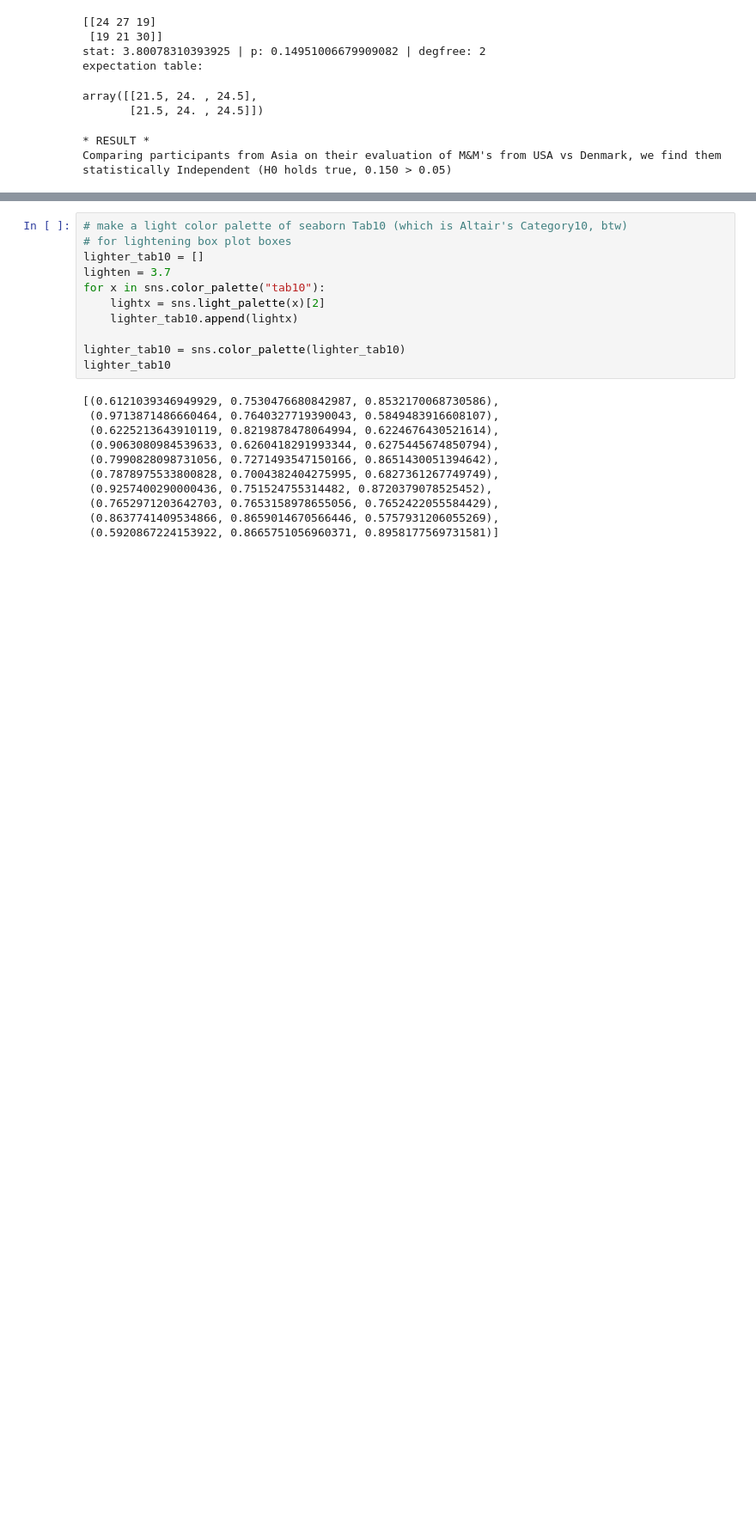
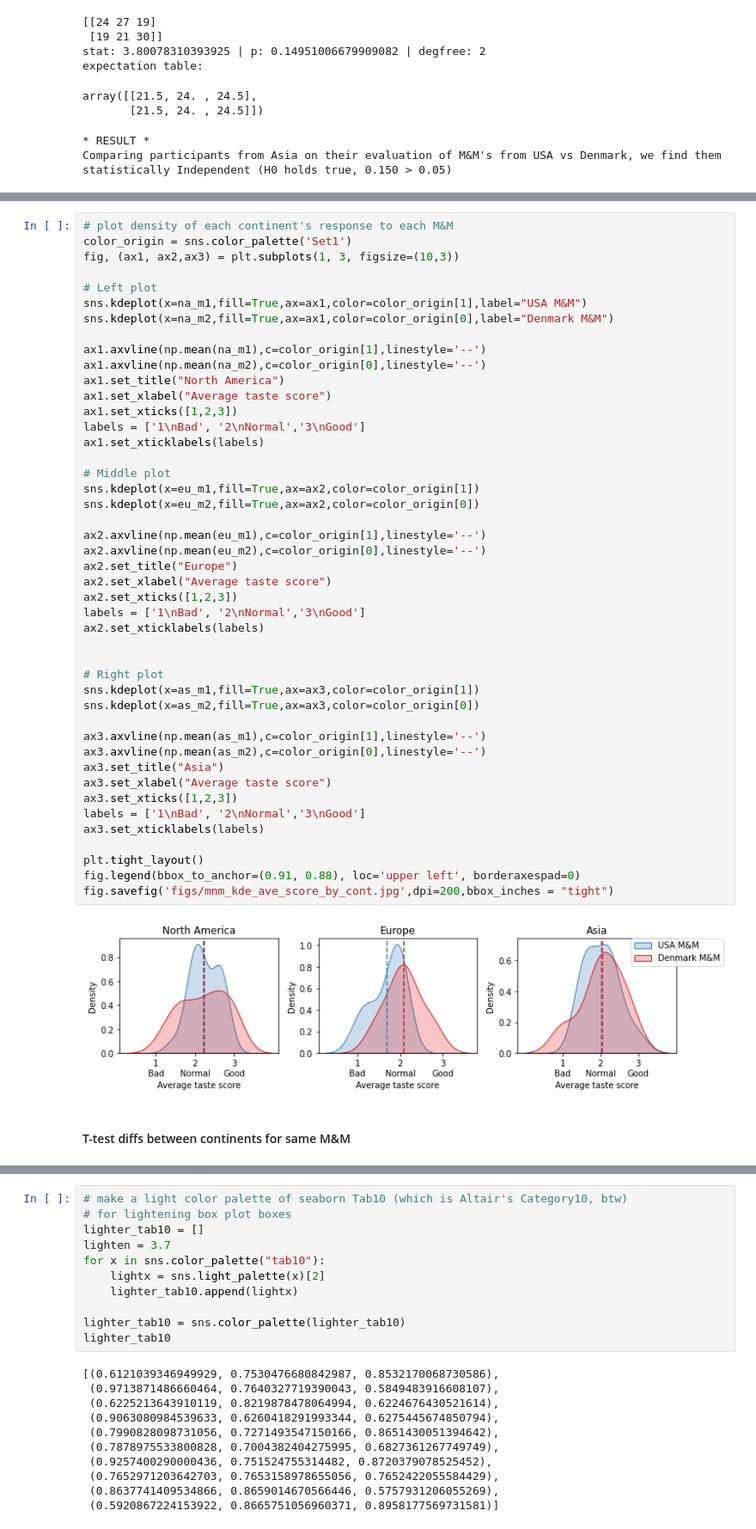
Before and after one commit to erinhwilson/mnm-taste-test, a Jupyter notebook: mnm_analysis.ipynb, the cells around one changed output, grey strips where cells are left out. Shown at 86% size. Cells and saved outputs as stored; diff of their text form; blank space fills up the shorter version.

Commit message:
add fixed color consistency and exported json to files

```diff
--- a/mnm_analysis.ipynb
+++ b/mnm_analysis.ipynb
@@ -924,0 +807,49 @@ fig.savefig('figs/mnm_kde_ave_score.jpg',dpi=200,bbox_inches = "tight")
+# %%
+# plot density of each continent's response to each M&M
+color_origin = sns.color_palette('Set1')
+fig, (ax1, ax2,ax3) = plt.subplots(1, 3, figsize=(10,3))
+
+# Left plot
+sns.kdeplot(x=na_m1,fill=True,ax=ax1,color=color_origin[1],label="USA M&M")
+sns.kdeplot(x=na_m2,fill=True,ax=ax1,color=color_origin[0],label="Denmark M&M")
+
+ax1.axvline(np.mean(na_m1),c=color_origin[1],linestyle='--')
+ax1.axvline(np.mean(na_m2),c=color_origin[0],linestyle='--')
+ax1.set_title("North America")
+ax1.set_xlabel("Average taste score")
+ax1.set_xticks([1,2,3])
+labels = ['1\nBad', '2\nNormal','3\nGood']
+ax1.set_xticklabels(labels)
+
+# Middle plot
+sns.kdeplot(x=eu_m1,fill=True,ax=ax2,color=color_origin[1])
+sns.kdeplot(x=eu_m2,fill=True,ax=ax2,color=color_origin[0])
+
+ax2.axvline(np.mean(eu_m1),c=color_origin[1],linestyle='--')
+ax2.axvline(np.mean(eu_m2),c=color_origin[0],linestyle='--')
+ax2.set_title("Europe")
+ax2.set_xlabel("Average taste score")
+ax2.set_xticks([1,2,3])
+labels = ['1\nBad', '2\nNormal','3\nGood']
+ax2.set_xticklabels(labels)
+
+
+# Right plot
+sns.kdeplot(x=as_m1,fill=True,ax=ax3,color=color_origin[1])
+sns.kdeplot(x=as_m2,fill=True,ax=ax3,color=color_origin[0])
+
+ax3.axvline(np.mean(as_m1),c=color_origin[1],linestyle='--')
+ax3.axvline(np.mean(as_m2),c=color_origin[0],linestyle='--')
+ax3.set_title("Asia")
+ax3.set_xlabel("Average taste score")
+ax3.set_xticks([1,2,3])
+labels = ['1\nBad', '2\nNormal','3\nGood']
+ax3.set_xticklabels(labels)
+
+plt.tight_layout()
+fig.legend(bbox_to_anchor=(0.91, 0.88), loc='upper left', borderaxespad=0)
+fig.savefig('figs/mnm_kde_ave_score_by_cont.jpg',dpi=200,bbox_inches = "tight")
+# %% [output]
+[figure, added]
+# %% [markdown]
+#### T-test diffs between continents for same M&M
```
Also changed, not shown: parts of 103 cells of this notebook.
